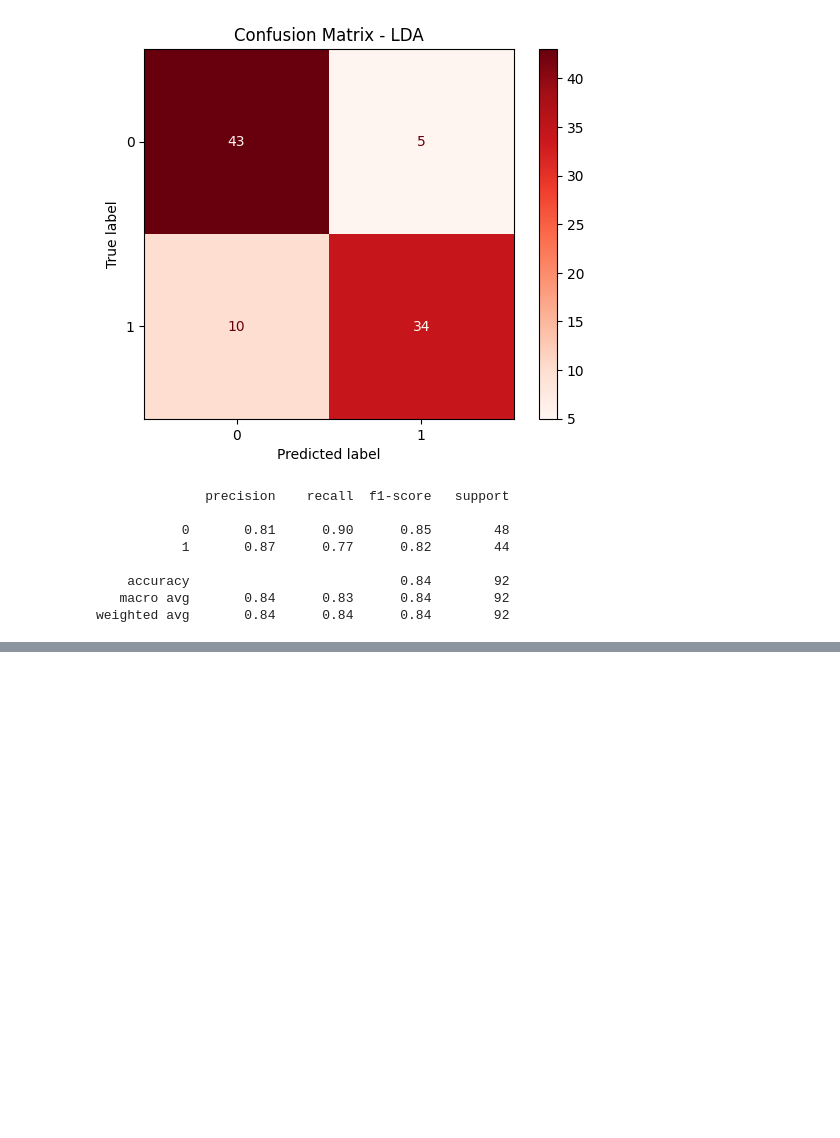
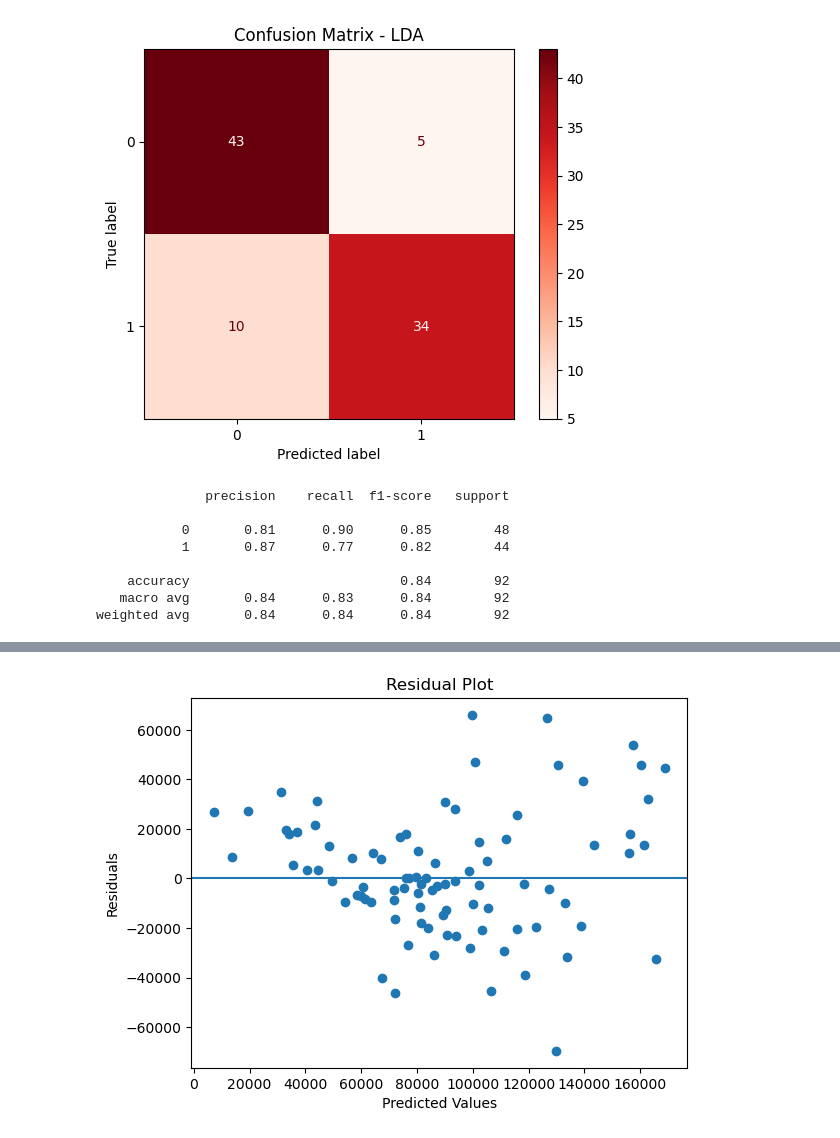
Before and after one commit to Beansproutss/Final_Project_2302, a Jupyter notebook: FinalExamCode.ipynb, the cells around one changed output, grey strips where cells are left out. Drawn from its saved outputs; the diff is of its cells as text; code cells hidden in the pictures; blank space fills up the shorter version.

```diff
--- a/FinalExamCode.ipynb
+++ b/FinalExamCode.ipynb
@@ -451,0 +937,15 @@ weighted avg       0.84      0.84      0.84        92
+# %%
+# -----------------------------
+# 13. RESIDUAL PLOT
+# -----------------------------
+residuals = y_test - y_pred
+
+plt.figure()
+plt.scatter(y_pred, residuals)
+plt.axhline(0)
+plt.xlabel("Predicted Values")
+plt.ylabel("Residuals")
+plt.title("Residual Plot")
+plt.show()
+# %% [output]
+[figure, added]
```
Also changed, not shown: parts of 31 cells of this notebook, 3 other files.
